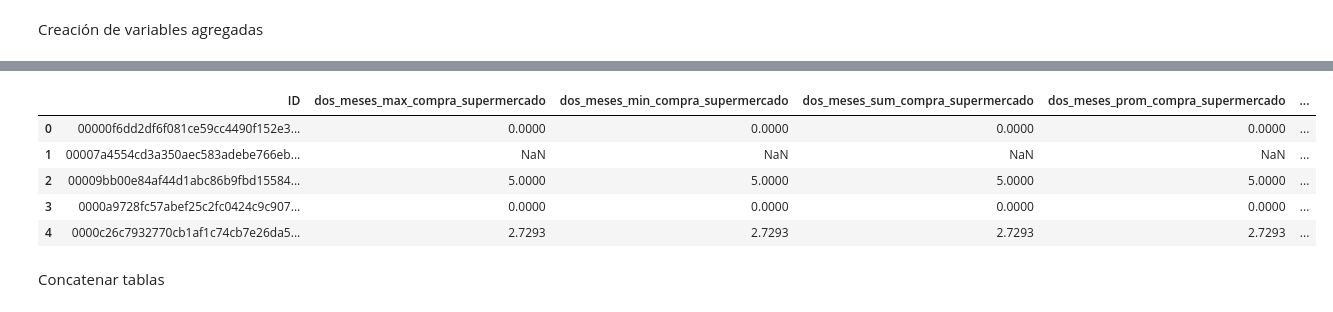
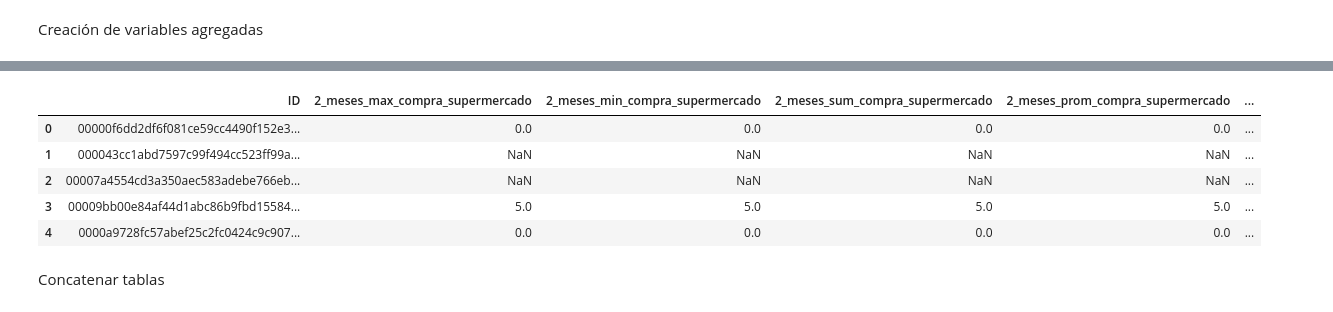
Before and after one commit to LuizIgnacio2002/reto_techy, a Jupyter notebook: notebooks/EDA/clientes_credito_consumo/1.0-lq.ipynb, the cells around one changed output, grey strips where cells are left out. Drawn from its saved outputs; the diff is of its cells as text; code cells hidden in the pictures.

```diff
--- a/notebooks/EDA/clientes_credito_consumo/1.0-lq.ipynb
+++ b/notebooks/EDA/clientes_credito_consumo/1.0-lq.ipynb
@@ -1232,76 +1217,51 @@ Creación de nuevas variables derivadas [der_var1_var2]
 Creación de variables agregadas
 # %%
 import pandas as pd
+from functools import reduce
 
-# Asegurar orden correcto
+# Asegurar orden correcto por mes
 df_base_consumos = df_base_consumos.sort_values(by=['ID', 'mes'], ascending=[True, False])
 
-# -----------------------------
-# Agregados de los últimos 2 meses (12 y 11)
-# -----------------------------
-df_dos_meses = (
-    df_base_consumos[df_base_consumos['mes'].isin([12, 11])]
-    .groupby('ID')
-    .agg(
-        dos_meses_max_compra_supermercado=('compra_supermercado', 'max'),
-        dos_meses_min_compra_supermercado=('compra_supermercado', 'min'),
-        dos_meses_sum_compra_supermercado=('compra_supermercado', 'sum'),
-        dos_meses_prom_compra_supermercado=('compra_supermercado', 'mean'),
+# Lista de variables a agregar
+vars_consumo = ['compra_supermercado', 'compra_restaurante', 'compra_salud', 'compra_transporte']
 
-        dos_meses_max_compra_restaurante=('compra_restaurante', 'max'),
-        dos_meses_min_compra_restaurante=('compra_restaurante', 'min'),
-        dos_meses_sum_compra_restaurante=('compra_restaurante', 'sum'),
-        dos_meses_prom_compra_restaurante=('compra_restaurante', 'mean'),
-
-        dos_meses_max_compra_salud=('compra_salud', 'max'),
-        dos_meses_min_compra_salud=('compra_salud', 'min'),
-        dos_meses_sum_compra_salud=('compra_salud', 'sum'),
-        dos_meses_prom_compra_salud=('compra_salud', 'mean'),
-
-        dos_meses_max_compra_transporte=('compra_transporte', 'max'),
-        dos_meses_min_compra_transporte=('compra_transporte', 'min'),
-        dos_meses_sum_compra_transporte=('compra_transporte', 'sum'),
-        dos_meses_prom_compra_transporte=('compra_transporte', 'mean')
-    )
-    .reset_index()
-)
+# Obtener mes máximo disponible (por si no es 12)
+mes_max = df_base_consumos['mes'].max()
 
 # -----------------------------
-# Agregados de los últimos 3 meses (12, 11 y 10)
+# Función general para agregar por n meses
 # -----------------------------
-df_tres_meses = (
-    df_base_consumos[df_base_consumos['mes'].isin([12, 11, 10])]
-    .groupby('ID')
-    .agg(
-        tres_meses_max_compra_supermercado=('compra_supermercado', 'max'),
-        tres_meses_min_compra_supermercado=('compra_supermercado', 'min'),
-        tres_meses_sum_compra_supermercado=('compra_supermercado', 'sum'),
-        tres_meses_prom_compra_supermercado=('compra_supermercado', 'mean'),
+def agregar_por_meses(df, n, mes_max, variables):
+    meses = list(range(mes_max, mes_max - n, -1))
+    sufijo = f"{n}_meses"
 
-        tres_meses_max_compra_restaurante=('compra_restaurante', 'max'),
-        tres_meses_min_compra_restaurante=('compra_restaurante', 'min'),
-        tres_meses_sum_compra_restaurante=('compra_restaurante', 'sum'),
-        tres_meses_prom_compra_restaurante=('compra_restaurante', 'mean'),
+    # Construir diccionario dinámico de agregaciones
+    agg_dict = {}
+    for var in variables:
+        agg_dict[f"{sufijo}_max_{var}"] = (var, 'max')
+        agg_dict[f"{sufijo}_min_{var}"] = (var, 'min')
+        agg_dict[f"{sufijo}_sum_{var}"] = (var, 'sum')
+        agg_dict[f"{sufijo}_prom_{var}"] = (var, 'mean')
 
-        tres_meses_max_compra_salud=('compra_salud', 'max'),
-        tres_meses_min_compra_salud=('compra_salud', 'min'),
-        tres_meses_sum_compra_salud=('compra_salud', 'sum'),
-        tres_meses_prom_compra_salud=('compra_salud', 'mean'),
-
-        tres_meses_max_compra_transporte=('compra_transporte', 'max'),
-        tres_meses_min_compra_transporte=('compra_transporte', 'min'),
-        tres_meses_sum_compra_transporte=('compra_transporte', 'sum'),
-        tres_meses_prom_compra_transporte=('compra_transporte', 'mean')
+    return (
+        df[df['mes'].isin(meses)]
+        .groupby('ID', as_index=False)
+        .agg(**agg_dict)
     )
-    .reset_index()
-)
 
 # -----------------------------
-# Unir ambos resultados
+# Crear agregados dinámicamente para 2 a 12 meses
 # -----------------------------
-df_agregados_base_consumos = pd.merge(df_dos_meses, df_tres_meses, on='ID', how='outer')
+agregados_list = [agregar_por_meses(df_base_consumos, n, mes_max, vars_consumo) for n in range(2, 13)]
 
+# -----------------------------
+# Unir todos los resultados
+# -----------------------------
+df_agregados_base_consumos = reduce(lambda left, right: pd.merge(left, right, on='ID', how='outer'), agregados_list)
+
+# -----------------------------
 # Verificar resultado
+# -----------------------------
 print(df_agregados_base_consumos.shape)
 df_agregados_base_consumos.head()
 # %% [output]
@@ -1309,9 +1269,9 @@ df_agregados_base_consumos.head()
-|  | ID | dos_meses_max_compra_supermercado | dos_meses_min_compra_supermercado | dos_meses_sum_compra_supermercado | dos_meses_prom_compra_supermercado | ... |
-| 0 | 00000f6dd2df6f081ce59cc4490f152e3... | 0.0000 | 0.0000 | 0.0000 | 0.0000 | ... |
-| 1 | 00007a4554cd3a350aec583adebe766eb... | NaN | NaN | NaN | NaN | ... |
-| 2 | 00009bb00e84af44d1abc86b9fbd15584... | 5.0000 | 5.0000 | 5.0000 | 5.0000 | ... |
-| 3 | 0000a9728fc57abef25c2fc0424c9c907... | 0.0000 | 0.0000 | 0.0000 | 0.0000 | ... |
-| 4 | 0000c26c7932770cb1af1c74cb7e26da5... | 2.7293 | 2.7293 | 2.7293 | 2.7293 | ... |
+|  | ID | 2_meses_max_compra_supermercado | 2_meses_min_compra_supermercado | 2_meses_sum_compra_supermercado | 2_meses_prom_compra_supermercado | ... |
+| 0 | 00000f6dd2df6f081ce59cc4490f152e3... | 0.0 | 0.0 | 0.0 | 0.0 | ... |
+| 1 | 000043cc1abd7597c99f494cc523ff99a... | NaN | NaN | NaN | NaN | ... |
+| 2 | 00007a4554cd3a350aec583adebe766eb... | NaN | NaN | NaN | NaN | ... |
+| 3 | 00009bb00e84af44d1abc86b9fbd15584... | 5.0 | 5.0 | 5.0 | 5.0 | ... |
+| 4 | 0000a9728fc57abef25c2fc0424c9c907... | 0.0 | 0.0 | 0.0 | 0.0 | ... |
 # %% [markdown]
 Concatenar tablas
 # %%
```
Also changed, not shown: parts of 50 cells of this notebook.
